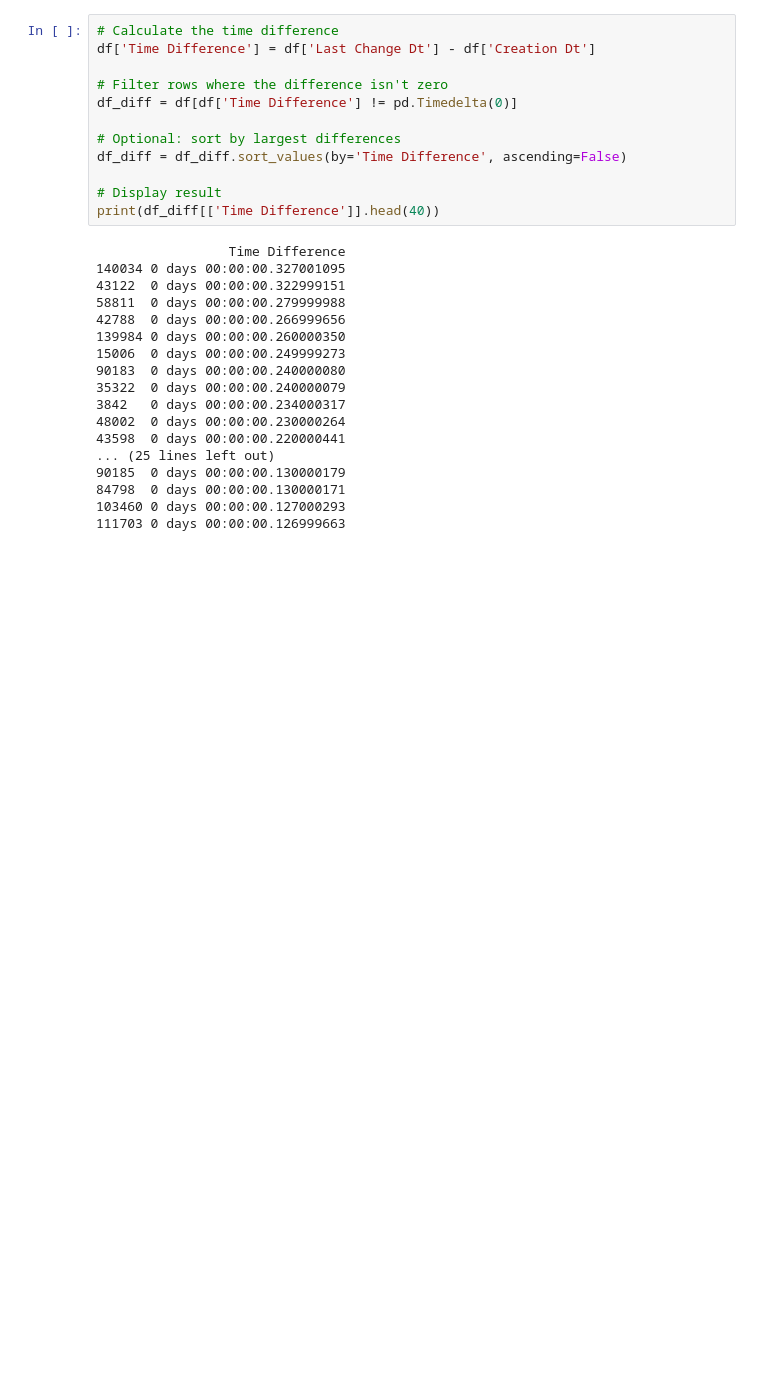
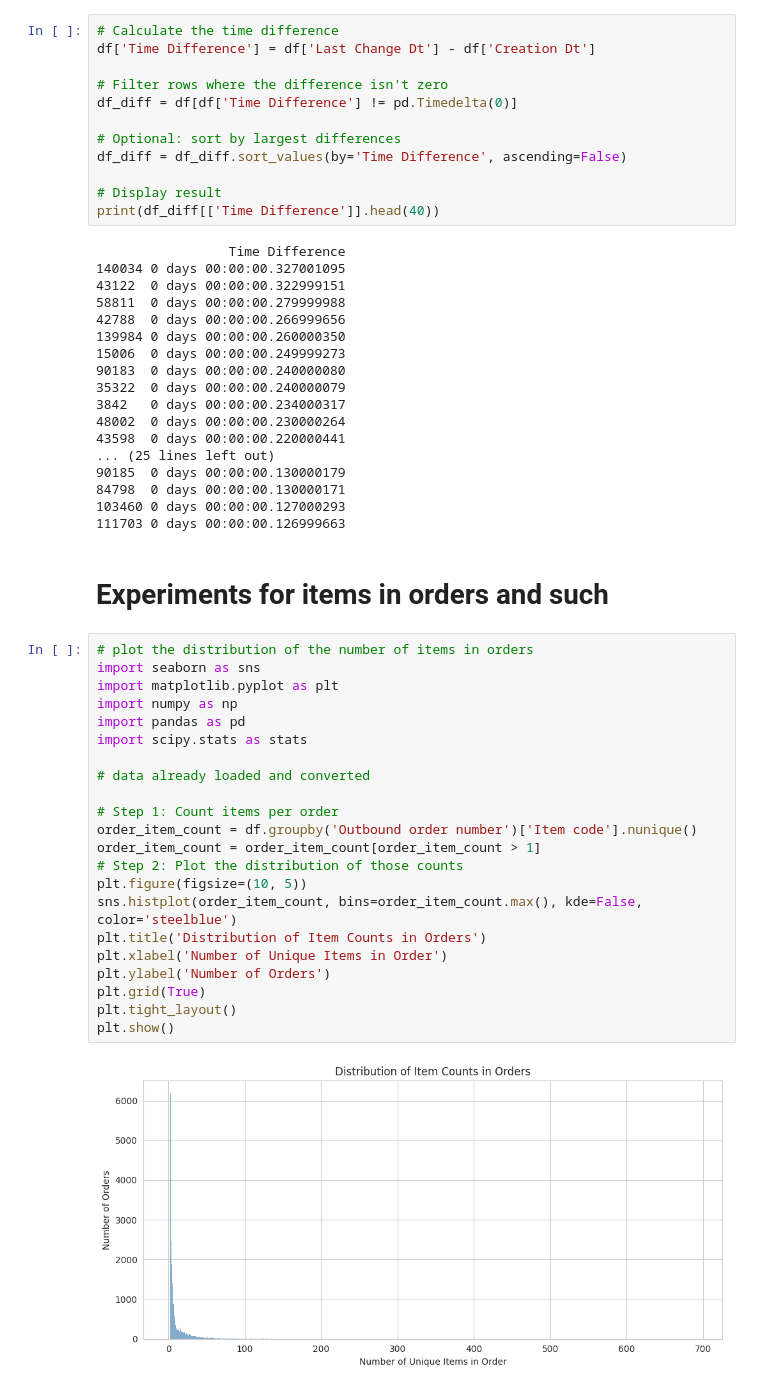
Before and after one commit to TomTom2028/SoftwareSim, a Jupyter notebook: AnalysisData.ipynb, the cells around one changed output. Cells and saved outputs as stored; diff of their text form; blank space fills up the shorter version.

```diff
--- a/AnalysisData.ipynb
+++ b/AnalysisData.ipynb
@@ -421,3 +437,29 @@ print(df_diff[['Time Difference']].head(40))
 84798  0 days 00:00:00.130000171
 103460 0 days 00:00:00.127000293
 111703 0 days 00:00:00.126999663
+# %% [markdown]
+# Experiments for items in orders and such
+# %%
+# plot the distribution of the number of items in orders
+import seaborn as sns
+import matplotlib.pyplot as plt
+import numpy as np
+import pandas as pd
+import scipy.stats as stats
+
+# data already loaded and converted
+
+# Step 1: Count items per order
+order_item_count = df.groupby('Outbound order number')['Item code'].nunique()
+order_item_count = order_item_count[order_item_count > 1]
+# Step 2: Plot the distribution of those counts
+plt.figure(figsize=(10, 5))
+sns.histplot(order_item_count, bins=order_item_count.max(), kde=False, color='steelblue')
+plt.title('Distribution of Item Counts in Orders')
+plt.xlabel('Number of Unique Items in Order')
+plt.ylabel('Number of Orders')
+plt.grid(True)
+plt.tight_layout()
+plt.show()
+# %% [output]
+[figure, added]
```
Also changed, not shown: parts of 9 cells of this notebook, 1 other file.
